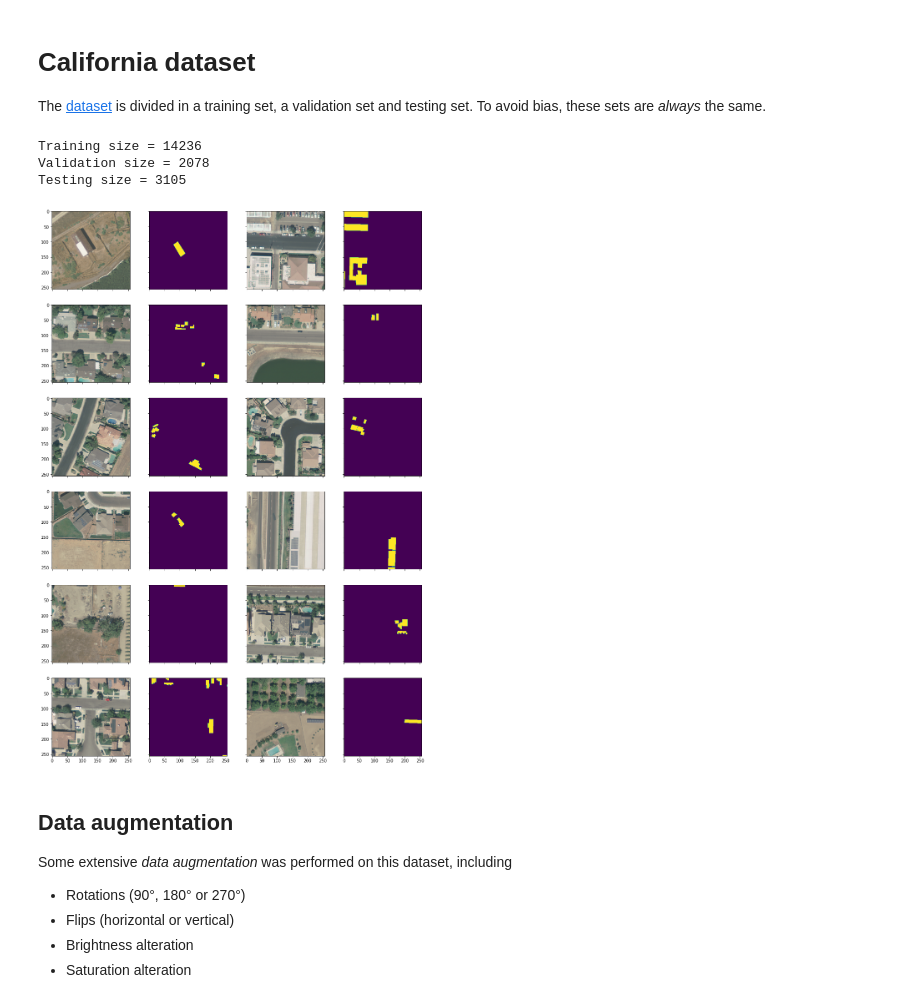
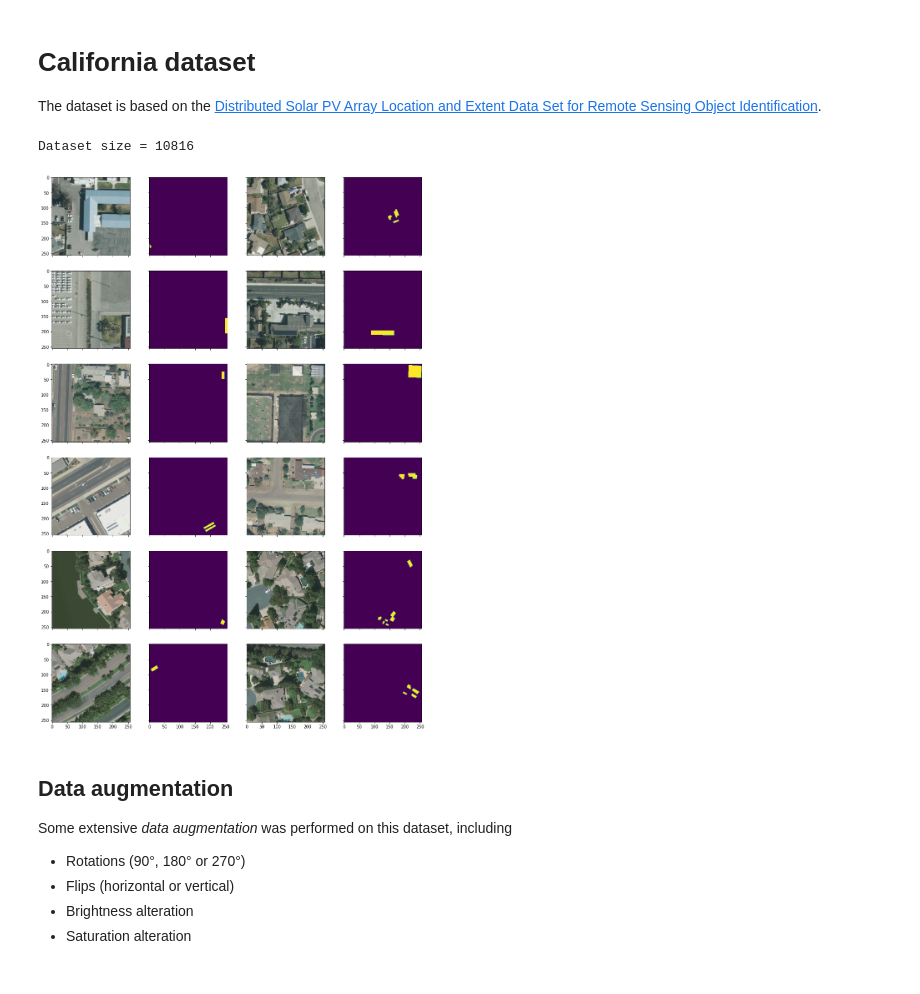
Before and after one commit to francois-rozet/adopptrs, a Jupyter notebook: notebooks/california.ipynb, the cells around one changed output. Drawn from its saved outputs; the diff is of its cells as text; code cells hidden in the pictures.

Commit message:
Correction of bias in training

```diff
--- a/notebooks/california.ipynb
+++ b/notebooks/california.ipynb
@@ -7,47 +7,32 @@ sys.path.insert(0, '../python/')
 # %% [markdown]
 # California dataset
 
-The [dataset](https://energy.duke.edu/content/distributed-solar-pv-array-location-and-extent-data-set-remote-sensing-object-identification) is divided in a training set, a validation set and testing set. To avoid bias, these sets are *always* the same.
+The dataset is based on the [Distributed Solar PV Array Location and Extent Data Set for Remote Sensing Object Identification](https://energy.duke.edu/content/distributed-solar-pv-array-location-and-extent-data-set-remote-sensing-object-identification).
-# %%
-import random
-import via as VIA
-
-from dataset import VIADataset
-
-via = VIA.load('../products/json/california.json')
-
-keys = sorted(list(via.keys()))
-
-random.seed(0)
-random.shuffle(keys)
-
-train_via = {key: via[key] for key in keys[:350]}
-valid_via = {key: via[key] for key in keys[350:400]}
-test_via = {key: via[key] for key in keys[400:]}
-
-trainset = VIADataset(train_via, '../resources/california/', shuffle=True)
-validset = VIADataset(valid_via, '../resources/california/', shuffle=True)
-testset = VIADataset(test_via, '../resources/california/', shuffle=True)
-
-print('Training size = {}'.format(len(trainset)))
-print('Validation size = {}'.format(len(validset)))
-print('Testing size = {}'.format(len(testset)))
-# %% [output]
-Training size = 14236
-Validation size = 2078
-Testing size = 3105
+# %%
+import random
+import via as VIA
+
+from dataset import VIADataset
+
+via = VIA.load('../products/json/california.json')
+
+dataset = VIADataset(via, '../resources/california/', shuffle=True)
+
+print('Dataset size = {}'.format(len(dataset)))
+# %% [output]
+Dataset size = 10816
 # %%
 from plots import plot_images, flatten
 
 images = []
 
-for loader in [iter(trainset), iter(validset), iter(testset)]:
+for loader in [iter(dataset), iter(dataset), iter(dataset)]:
     for _ in range(4):
         images.append(next(loader))
 
 plot_images(flatten(images), ncols=4)
 # %% [output]
-[figure, old version]
+[figure, new version]
 # %% [markdown]
 ## Data augmentation
 
```
Also changed, not shown: parts of 1 cell of this notebook, 2 other files.
